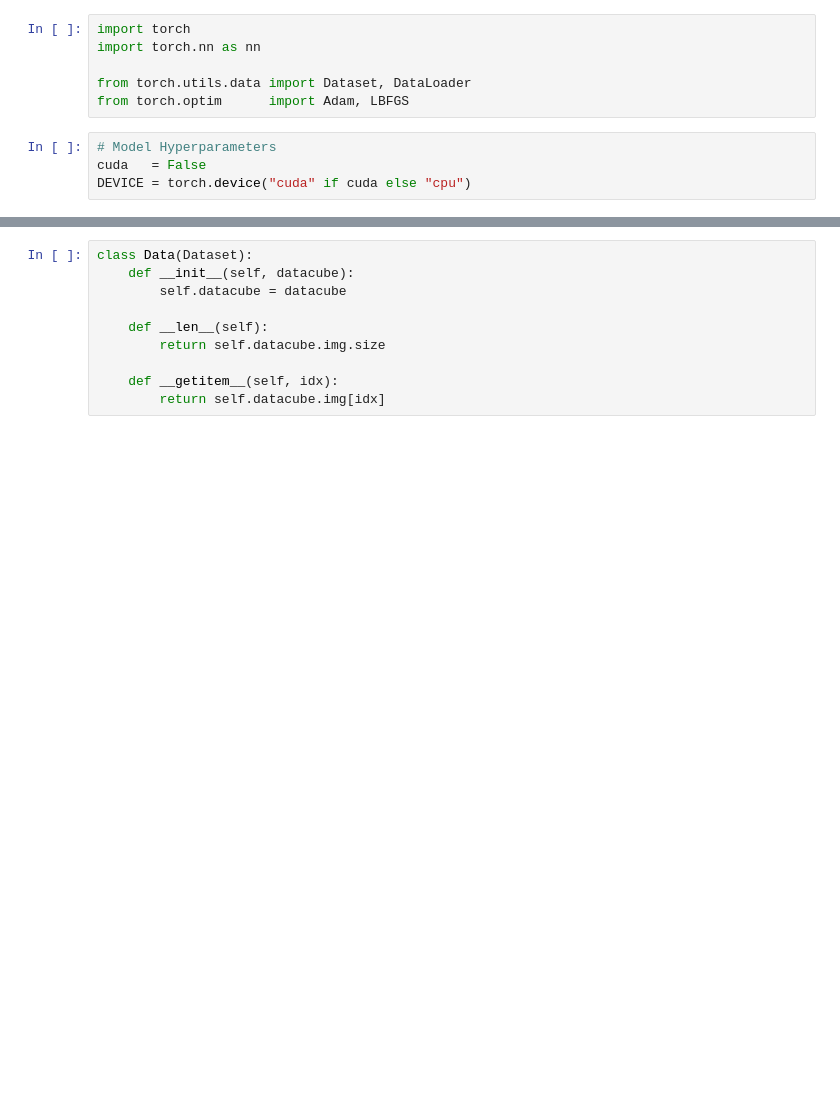
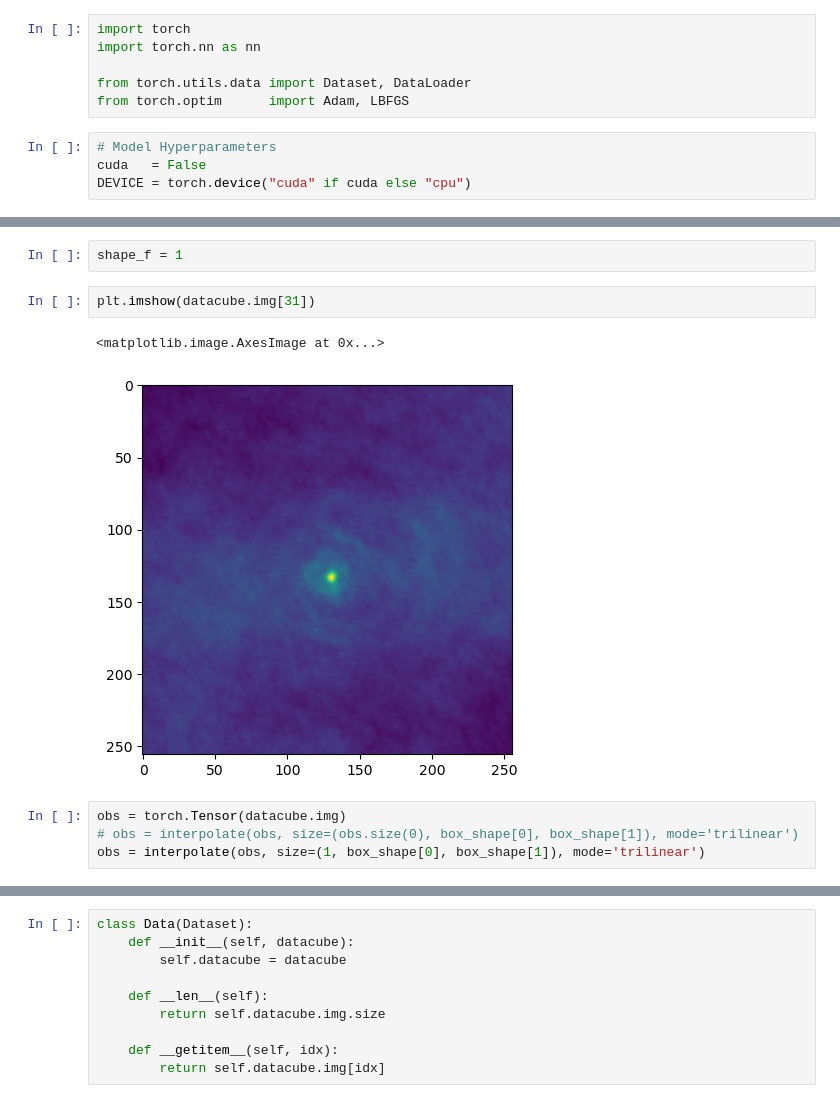
Before and after one commit to Magritte-code/pomme, a Jupyter notebook: docs/examples/simple.ipynb, the cells around one changed output, grey strips where cells are left out. Drawn from its saved outputs; the diff is of its cells as text; blank space fills up the shorter version.

```diff
--- a/docs/examples/simple.ipynb
+++ b/docs/examples/simple.ipynb
@@ -48,0 +124,11 @@ ones    = torch.ones(dim)
+# %%
+shape_f = 1
+# %%
+plt.imshow(datacube.img[31])
+# %% [output]
+<matplotlib.image.AxesImage at 0x...>
+[figure, added]
+# %%
+obs = torch.Tensor(datacube.img)
+# obs = interpolate(obs, size=(obs.size(0), box_shape[0], box_shape[1]), mode='trilinear')
+obs = interpolate(obs, size=(1, box_shape[0], box_shape[1]), mode='trilinear')
```
Also changed, not shown: parts of 17 cells of this notebook, 5 other files.
